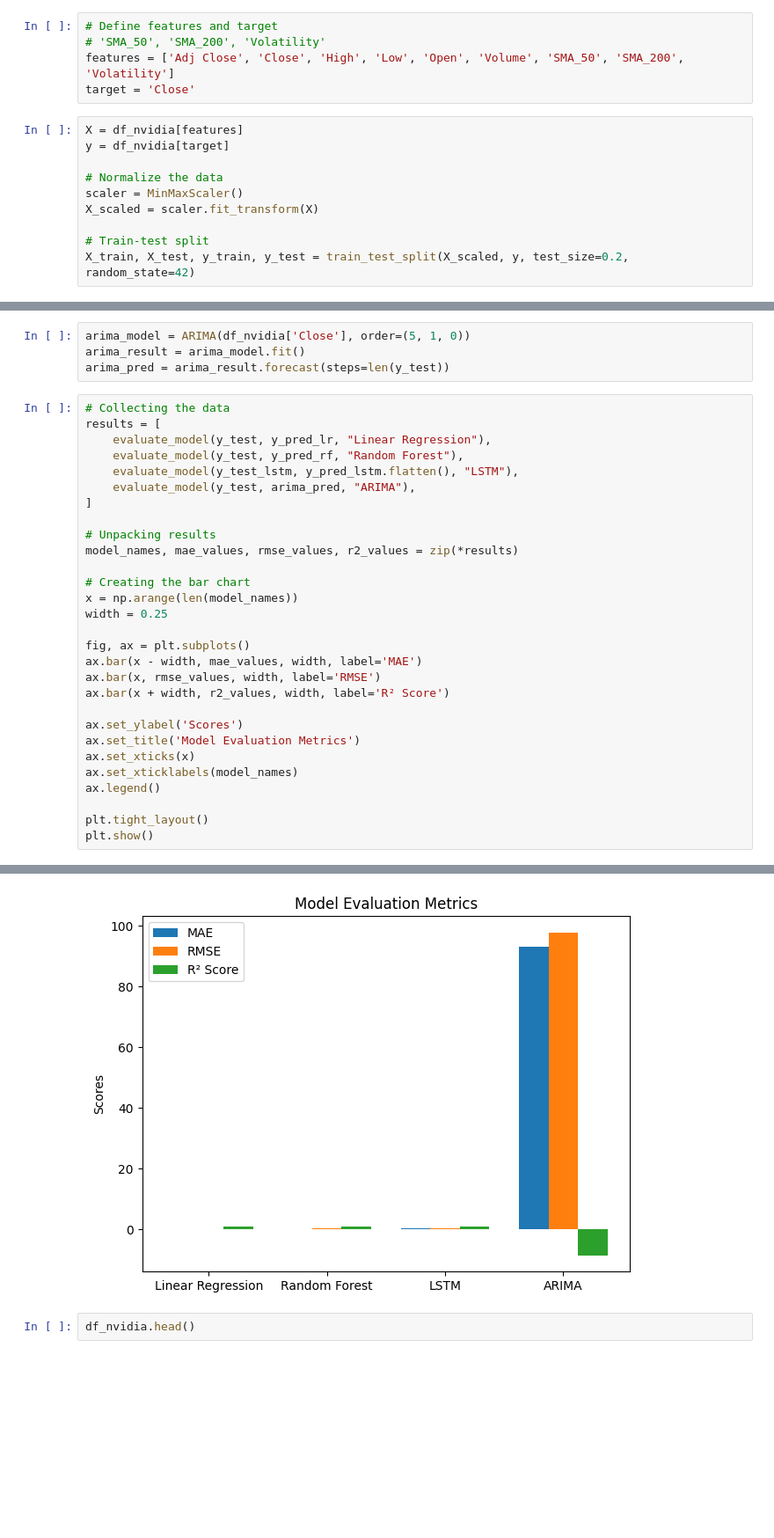
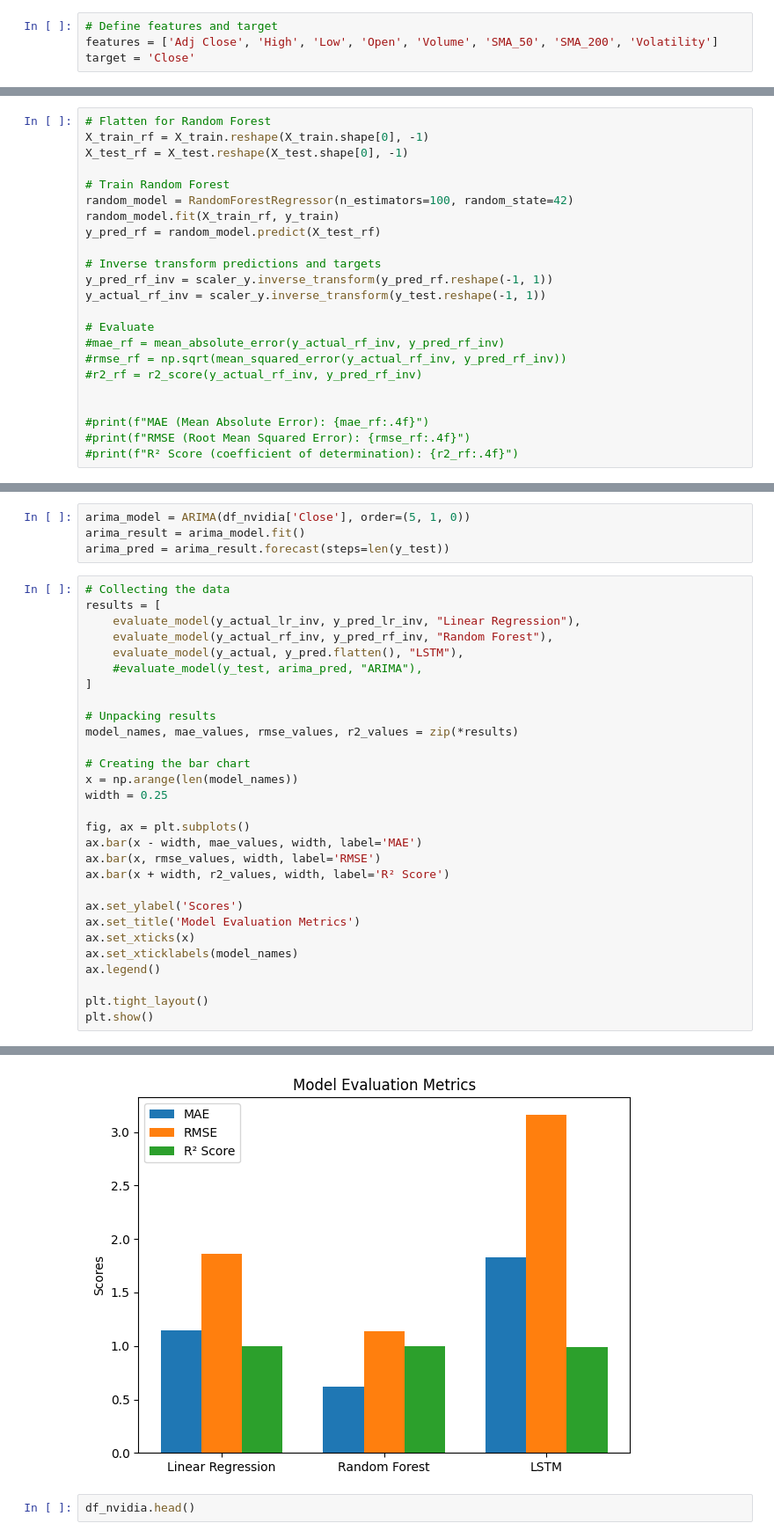
Before and after one commit to smkhowaja08/data-science-project, a Jupyter notebook: predicting_nvidia_stock_prices_using_machine_learning_models.ipynb, the cells around one changed output, grey strips where cells are left out. Shown at 88% size. Saved outputs shown, nothing was run; the diff lists cells and outputs as text; blank space fills up the shorter version.

```diff
--- a/predicting_nvidia_stock_prices_using_machine_learning_models.ipynb
+++ b/predicting_nvidia_stock_prices_using_machine_learning_models.ipynb
@@ -285,16 +309,5 @@ plt.show()
 [figure]
 # %%
 # Define features and target
-# 'SMA_50', 'SMA_200', 'Volatility'
-features = ['Adj Close', 'Close', 'High', 'Low', 'Open', 'Volume', 'SMA_50', 'SMA_200', 'Volatility']
+features = ['Adj Close', 'High', 'Low', 'Open', 'Volume', 'SMA_50', 'SMA_200', 'Volatility']
 target = 'Close'
-# %%
-X = df_nvidia[features]
-y = df_nvidia[target]
-
-# Normalize the data
-scaler = MinMaxScaler()
-X_scaled = scaler.fit_transform(X)
-
-# Train-test split
-X_train, X_test, y_train, y_test = train_test_split(X_scaled, y, test_size=0.2, random_state=42)
@@ -364,3 +440,26 @@ plt.show()
+# %%
+# Flatten for Random Forest
+X_train_rf = X_train.reshape(X_train.shape[0], -1)
+X_test_rf = X_test.reshape(X_test.shape[0], -1)
+
+# Train Random Forest
+random_model = RandomForestRegressor(n_estimators=100, random_state=42)
+random_model.fit(X_train_rf, y_train)
+y_pred_rf = random_model.predict(X_test_rf)
+
+# Inverse transform predictions and targets
+y_pred_rf_inv = scaler_y.inverse_transform(y_pred_rf.reshape(-1, 1))
+y_actual_rf_inv = scaler_y.inverse_transform(y_test.reshape(-1, 1))
+
+# Evaluate
+#mae_rf = mean_absolute_error(y_actual_rf_inv, y_pred_rf_inv)
+#rmse_rf = np.sqrt(mean_squared_error(y_actual_rf_inv, y_pred_rf_inv))
+#r2_rf = r2_score(y_actual_rf_inv, y_pred_rf_inv)
+
+
+#print(f"MAE (Mean Absolute Error): {mae_rf:.4f}")
+#print(f"RMSE (Root Mean Squared Error): {rmse_rf:.4f}")
+#print(f"R² Score (coefficient of determination): {r2_rf:.4f}")
 # %%
 # Evaluation Metrics
 def evaluate_model(y_true, y_pred, model_name):
@@ -379,10 +478,10 @@ arima_pred = arima_result.forecast(steps=len(y_test))
 # %%
 # Collecting the data
 results = [
-    evaluate_model(y_test, y_pred_lr, "Linear Regression"),
-    evaluate_model(y_test, y_pred_rf, "Random Forest"),
-    evaluate_model(y_test_lstm, y_pred_lstm.flatten(), "LSTM"),
-    evaluate_model(y_test, arima_pred, "ARIMA"),
+    evaluate_model(y_actual_lr_inv, y_pred_lr_inv, "Linear Regression"),
+    evaluate_model(y_actual_rf_inv, y_pred_rf_inv, "Random Forest"),
+    evaluate_model(y_actual, y_pred.flatten(), "LSTM"),
+    #evaluate_model(y_test, arima_pred, "ARIMA"),
 ]
 
 # Unpacking results
@@ -425,4 +520,4 @@ R² Score (coefficient of determination): -8.6419
-[figure, old version]
+[figure, new version]
 # %%
 df_nvidia.head()
 # %% [output]
```
Also changed, not shown: parts of 19 cells of this notebook.
